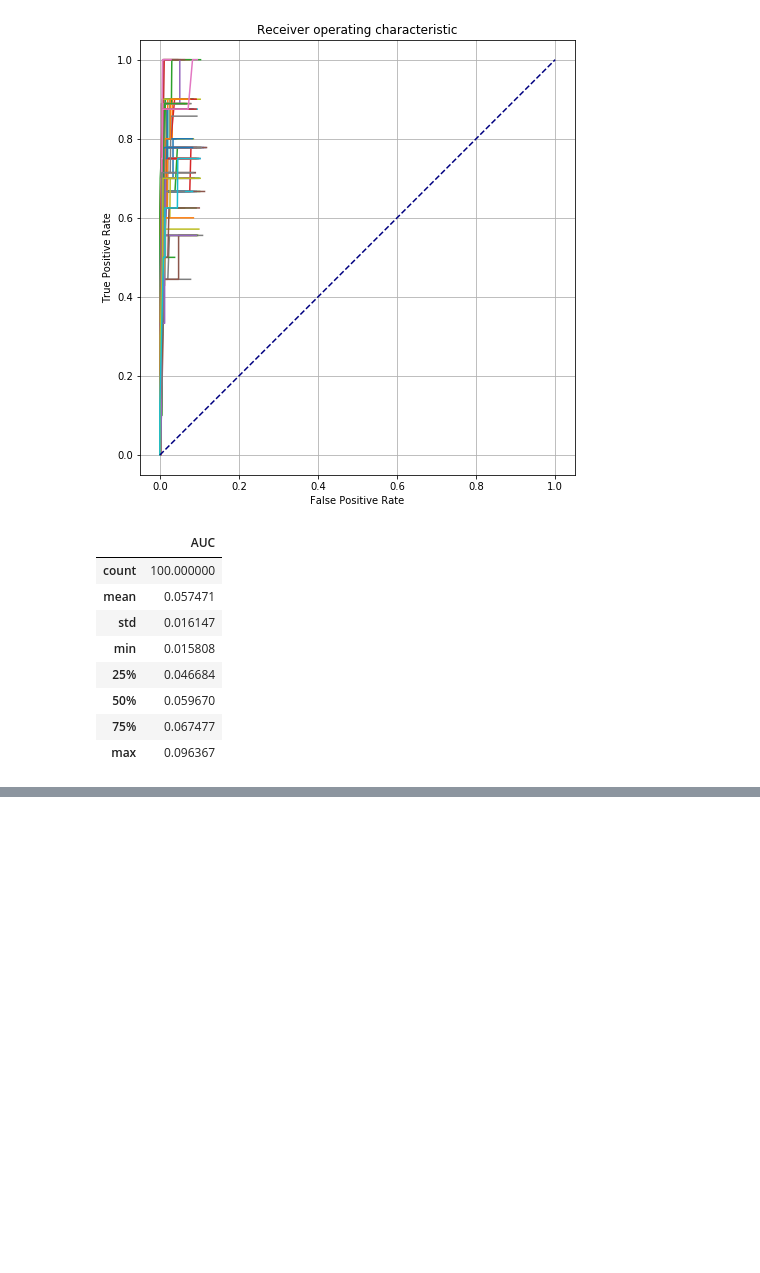
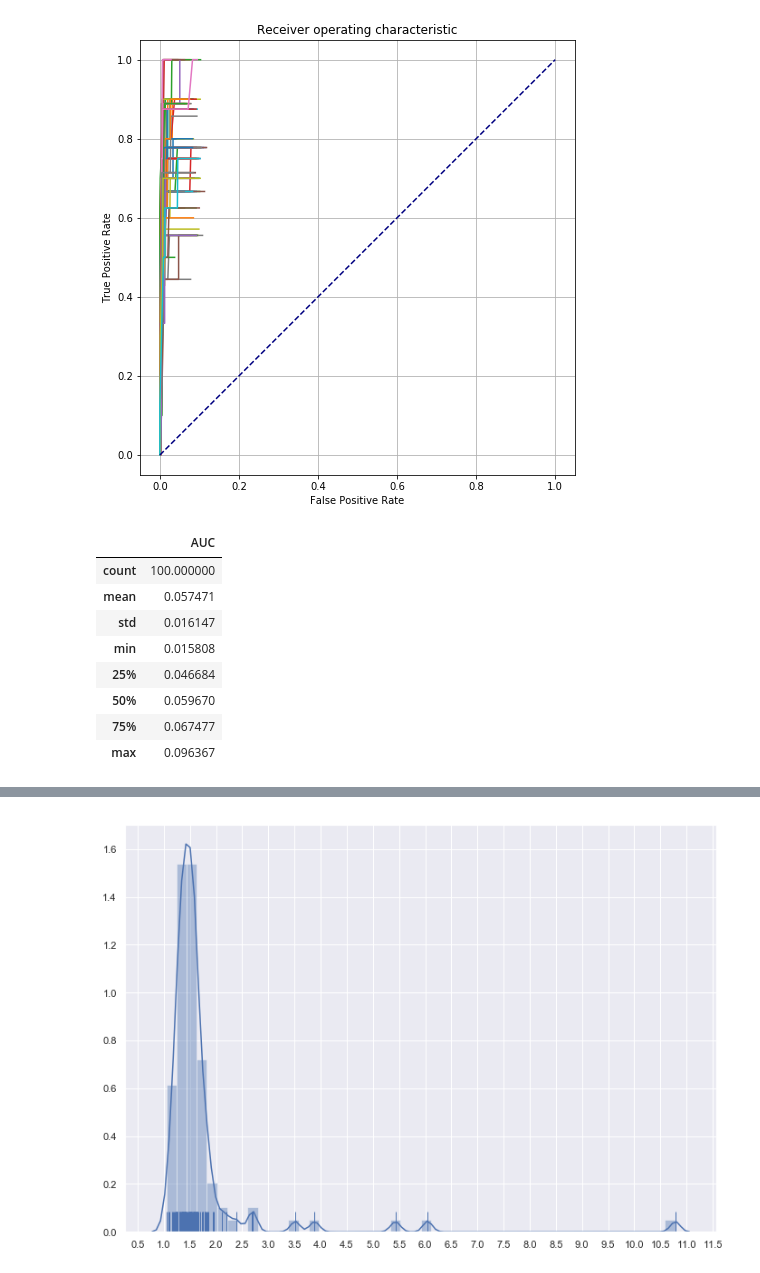
Before and after one commit to cbg-ethz/SCICoNE, a Jupyter notebook: notebooks/bp_classifier_roc/Breakpoint Classifier Performance - Multiple Runs.ipynb, the cells around one changed output, grey strips where cells are left out. Drawn from its saved outputs; the diff is of its cells as text; code cells hidden in the pictures; blank space fills up the shorter version.

Commit message:
[notebook] breakpoint roc found thresholds

```diff
--- a/notebooks/bp_classifier_roc/Breakpoint Classifier Performance - Multiple Runs.ipynb
+++ b/notebooks/bp_classifier_roc/Breakpoint Classifier Performance - Multiple Runs.ipynb
@@ -3,8 +3,12 @@ import pandas as pd
 import numpy as np
 from collections import Counter
 from sklearn.metrics import roc_curve, auc
+import seaborn as sns
 import matplotlib.pyplot as plt
+import matplotlib.ticker as ticker
 %matplotlib inline
+from tqdm import tqdm_notebook as tqdm
+sns.set(rc={'figure.figsize':(11.7,8.27)})
 # %%
 n_rep = 100
 n_bins = 1000
@@ -24,12 +28,16 @@ range(0, 1000)
 # %%
 all_tpr = []
 all_fpr = []
-for gt_file, bps_file in zip(gt_files, bps_files):
+all_bps_tables = []
+for gt_file, bps_file in tqdm(zip(gt_files, bps_files)):
     bps = pd.read_csv(bps_file, header=None)
     bps.columns = ['idx','log_sp','stdev']
     bps['ranking'] = bps['log_sp'] / bps['stdev']
     # bps = bps.sort_values('ranking',ascending=False)
     bps = bps.dropna()
+
+    all_bps_tables.append(bps)
+
     ground_truth = pd.read_csv(gt_file,header=None)
     ground_truth = ground_truth[0].values.tolist()
     threshold_coeffs = sorted(bps['ranking'].values)
@@ -93,3 +103,14 @@ pd.DataFrame(auc_vals, columns=['AUC']).describe()
 | 50% | 0.059670 |
 | 75% | 0.067477 |
 | max | 0.096367 |
+# %%
+threshold_indices = []
+for idx, val in enumerate(all_tpr):
+    df = pd.DataFrame(data=[all_tpr[idx],all_fpr[idx]]).T
+    df.columns = ['tpr','fpr']
+    df['idx'] = df.index
+    df = df[df['tpr']==df['tpr'].max()]
+    df = df[df['fpr']==df['fpr'].min()]
+    print(df)
+    thr_idx = df.idx.values[0]
+    threshold_indices.append(thr_idx)
@@ -175,0 +188,9 @@ all_fpr[5]
+# %%
+bps_thresholds = []
+for idx, val in enumerate(threshold_indices):
+    bps_thresholds.append(all_bps_tables[idx].iloc[[val]]['ranking'].values[0])
+# %%
+ax = sns.distplot(bps_thresholds, rug=True);
+ax.xaxis.set_major_locator(ticker.MultipleLocator(0.5))
+# %% [output]
+[figure, added]
```
Also changed, not shown: parts of 18 cells of this notebook, 1 other file.
